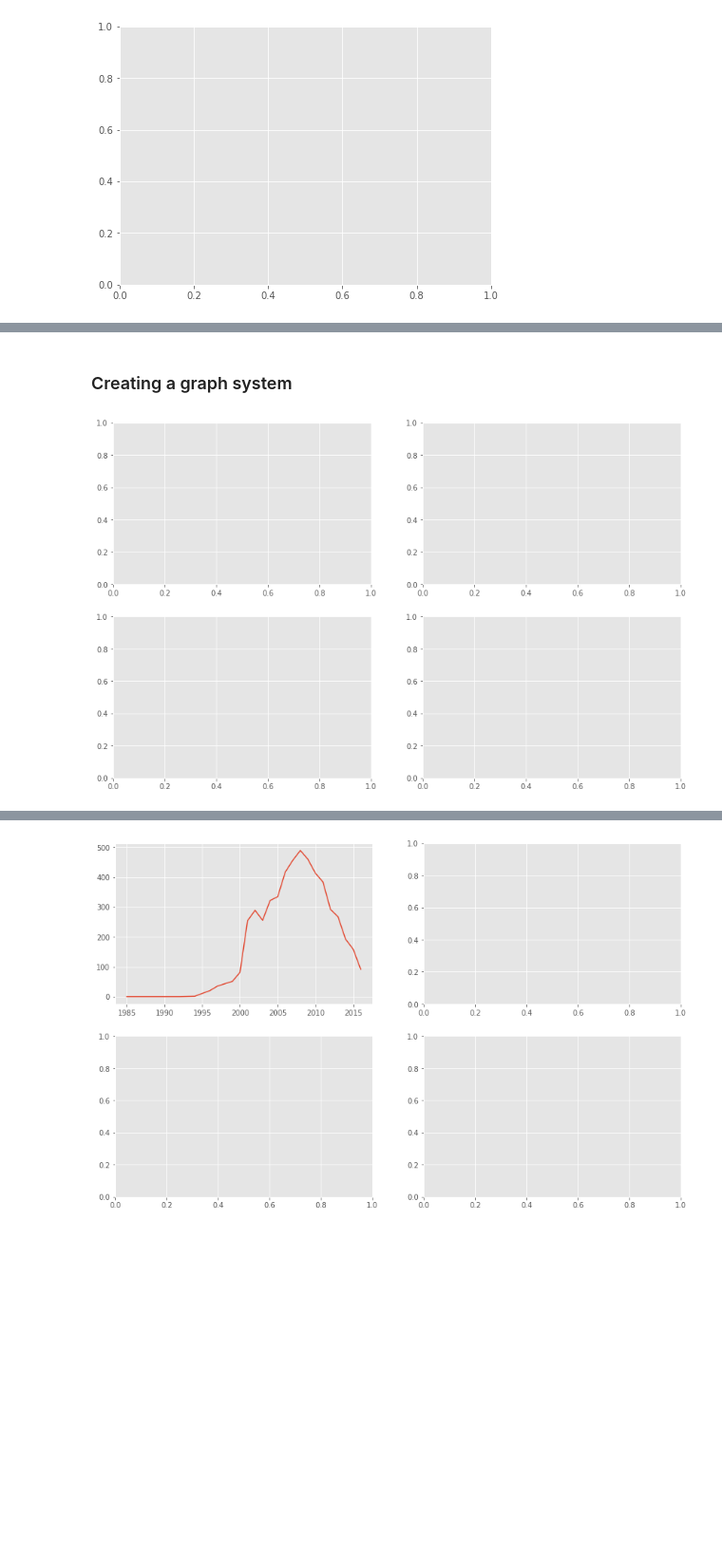
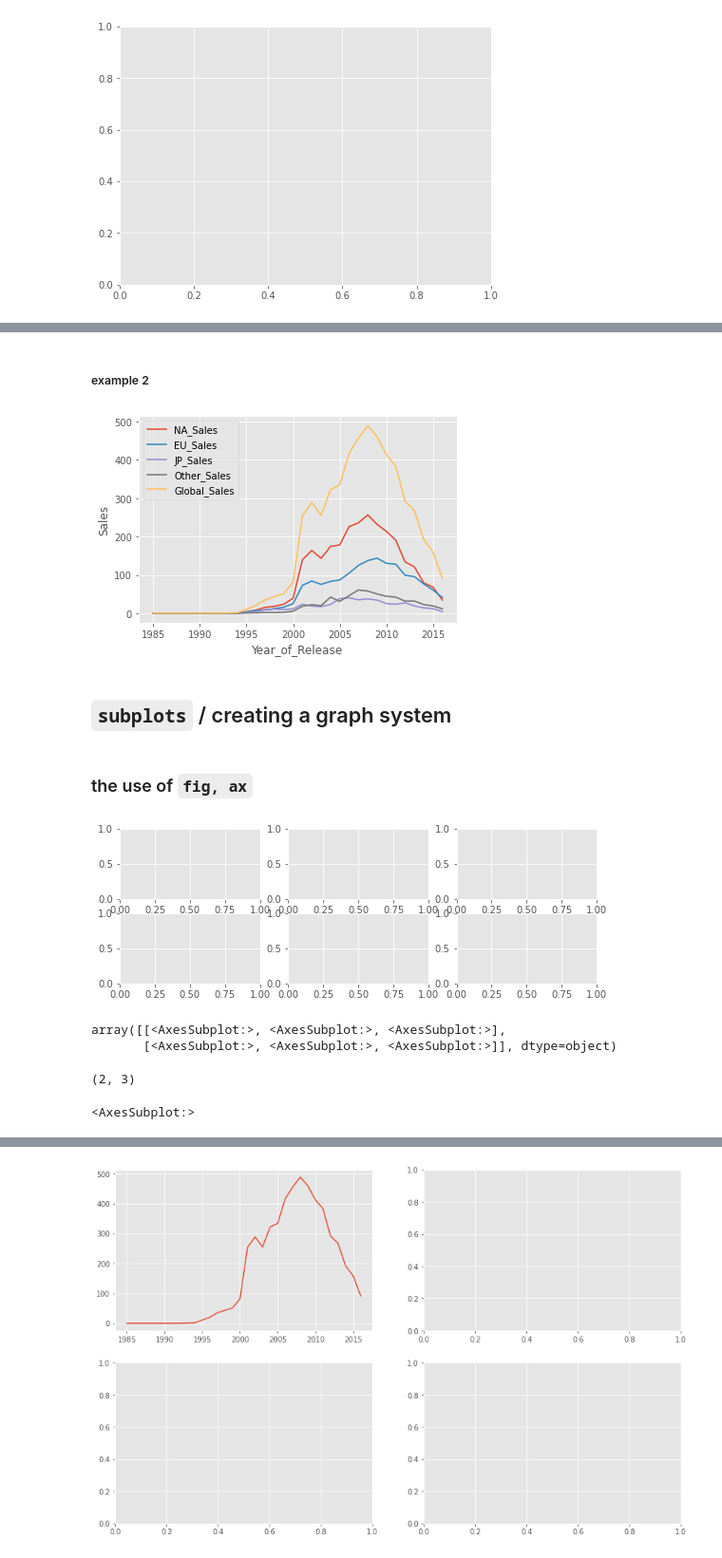
Before and after one commit to ilyaaaaaaaa/-Data_Analysis_HSE-UoL_IR.github.io, a Jupyter notebook: sems/sem081_visual_intro.ipynb, the cells around one changed output, grey strips where cells are left out. Shown at 95% size. Saved outputs shown, nothing was run; the diff lists cells and outputs as text; code cells hidden in the pictures; blank space fills up the shorter version.

```diff
--- a/sems/sem081_visual_intro.ipynb
+++ b/sems/sem081_visual_intro.ipynb
@@ -199,7 +291,35 @@ plt.show()
+# %% [markdown]
+##### example 2
+# %%
+sale_cols = [x for x in df.columns if 'Sales' in x]
+
+for col in sale_cols:
+    sns.lineplot(data=df, x='Year_of_Release', y=col, ci=None, estimator=np.sum, label=col)
+
+plt.ylabel('Sales')
+plt.show()
+# %% [output]
+[figure, added]
 # %% [markdown]
-###  Creating a graph system
+##  `subplots` / creating a graph system
+# %% [markdown]
+### the use of `fig, ax`
 # %%
-fig, ax = plt.subplots(2,2, figsize=(14,9)) # increasing the number of objects to two rows and two columns.
+# increasing the number of objects to two rows and 3 columns.
+fig, ax = plt.subplots(2,3, figsize=(9,3))
 # %% [output]
-[figure, old version]
+[figure, new version]
+# %%
+ax
+# %% [output]
+array([[<AxesSubplot:>, <AxesSubplot:>, <AxesSubplot:>],
+       [<AxesSubplot:>, <AxesSubplot:>, <AxesSubplot:>]], dtype=object)
+# %%
+ax.shape
+# %% [output]
+(2, 3)
+# %%
+ax[0][0]
+# %% [output]
+<AxesSubplot:>
 # %% [markdown]
```
Also changed, not shown: parts of 92 cells of this notebook, 2 other files.
